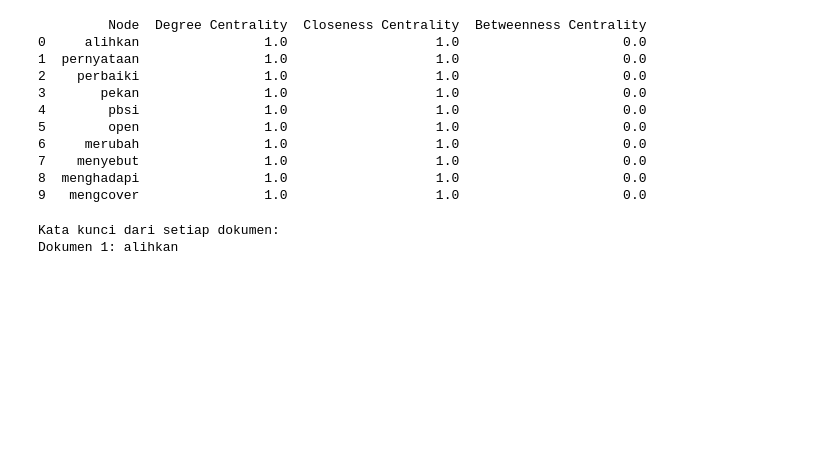
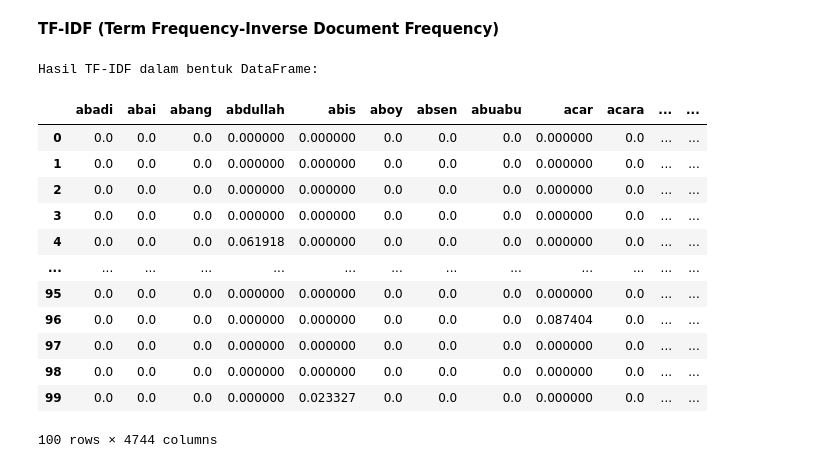
Before and after one commit to agusALhasib/PPW-A, a Jupyter notebook: _sources/Tugas-PPW-A/Tugas5.ipynb, the cells around one changed output. Saved outputs shown, nothing was run; the diff lists cells and outputs as text; code cells hidden in the pictures; blank space fills up the shorter version.

Commit message:
Update documentation

```diff
--- a/_sources/Tugas-PPW-A/Tugas5.ipynb
+++ b/_sources/Tugas-PPW-A/Tugas5.ipynb
@@ -31,6 +16,9 @@ Successfully installed Sastrawi-1.0.1
 # %%
-# Baca file CSV
-df = pd.read_csv("/content/drive/MyDrive/PPW-A/report/Tugas-PPW-A/hasil_preprocesing.csv")
-df.head()
+import pandas as pd
+
+data_path = ("/content/drive/My Drive/PPW-A/report/Tugas-PPW-A/hasil_preprocesing.csv")
+news_data = pd.read_csv(data_path)
+
+news_data
 # %% [output]
 |  | judul | tanggal | isi | kategori | cleansing | case_folding | tokenize | Filtering/stopword removal |
@@ -190,38 +37,5 @@ else:
-# %%
-# Menghitung closeness centrality
-closeness_centrality = nx.closeness_centrality(G_top_10)
-
-# Menghitung betweenness centrality
-betweenness_centrality = nx.betweenness_centrality(G_top_10)
-
-# Konversi hasil centrality ke DataFrame untuk lebih mudah dilihat
-df_closeness_centrality = pd.DataFrame(closeness_centrality.items(), columns=['Node', 'Closeness Centrality'])
-df_betweenness_centrality = pd.DataFrame(betweenness_centrality.items(), columns=['Node', 'Betweenness Centrality'])
-
-# Menggabungkan semua centrality ke dalam satu DataFrame
-df_centrality = pd.merge(df_degree_centrality_sorted, df_closeness_centrality, on='Node')
-df_centrality = pd.merge(df_centrality, df_betweenness_centrality, on='Node')
-
-# Menampilkan hasil centrality
-print(df_centrality)
-# %% [output]
-         Node  Degree Centrality  Closeness Centrality  Betweenness Centrality
-0     alihkan                1.0                   1.0                     0.0
-1  pernyataan                1.0                   1.0                     0.0
-2    perbaiki                1.0                   1.0                     0.0
-3       pekan                1.0                   1.0                     0.0
-4        pbsi                1.0                   1.0                     0.0
-5        open                1.0                   1.0                     0.0
-6     merubah                1.0                   1.0                     0.0
-7    menyebut                1.0                   1.0                     0.0
-8  menghadapi                1.0                   1.0                     0.0
-9   mengcover                1.0                   1.0                     0.0
-# %%
-# Mengambil kata kunci dengan nilai TF-IDF tertinggi untuk setiap dokumen
-kata_kunci = df_tfidf_1berita.idxmax(axis=1)
-print("\nKata kunci dari setiap dokumen:")
-for i, kata in enumerate(kata_kunci):
-    print(f"Dokumen {i+1}: {kata}")
-# %% [output]
-Kata kunci dari setiap dokumen:
-Dokumen 1: alihkan
+# %%
+# Ambil kolom dokumen berita
+documents = news_data['Filtering/stopword removal'].tolist()
+# %% [markdown]
+**TF-IDF (Term Frequency-Inverse Document Frequency)**
@@ -227,0 +49,28 @@ Dokumen 1: alihkan
+# %%
+tfidf_vectorizer = TfidfVectorizer()
+tfidf_matrix = tfidf_vectorizer.fit_transform(documents)
+
+# Mendapatkan fitur (kata-kata) dari TF-IDF
+tfidf_features = tfidf_vectorizer.get_feature_names_out()
+
+# Mengonversi matriks TF-IDF menjadi DataFrame
+tfidf_df = pd.DataFrame(tfidf_matrix.toarray(), columns=tfidf_features)
+
+# Tampilkan hasil TF-IDF
+print("\nHasil TF-IDF dalam bentuk DataFrame:")
+tfidf_df
+# %% [output]
+Hasil TF-IDF dalam bentuk DataFrame:
+|  | abadi | abai | abang | abdullah | abis | aboy | absen | abuabu | acar | acara | ... | ... |
+| 0 | 0.0 | 0.0 | 0.0 | 0.000000 | 0.000000 | 0.0 | 0.0 | 0.0 | 0.000000 | 0.0 | ... | ... |
+| 1 | 0.0 | 0.0 | 0.0 | 0.000000 | 0.000000 | 0.0 | 0.0 | 0.0 | 0.000000 | 0.0 | ... | ... |
+| 2 | 0.0 | 0.0 | 0.0 | 0.000000 | 0.000000 | 0.0 | 0.0 | 0.0 | 0.000000 | 0.0 | ... | ... |
+| 3 | 0.0 | 0.0 | 0.0 | 0.000000 | 0.000000 | 0.0 | 0.0 | 0.0 | 0.000000 | 0.0 | ... | ... |
+| 4 | 0.0 | 0.0 | 0.0 | 0.061918 | 0.000000 | 0.0 | 0.0 | 0.0 | 0.000000 | 0.0 | ... | ... |
+| ... | ... | ... | ... | ... | ... | ... | ... | ... | ... | ... | ... | ... |
+| 95 | 0.0 | 0.0 | 0.0 | 0.000000 | 0.000000 | 0.0 | 0.0 | 0.0 | 0.000000 | 0.0 | ... | ... |
+| 96 | 0.0 | 0.0 | 0.0 | 0.000000 | 0.000000 | 0.0 | 0.0 | 0.0 | 0.087404 | 0.0 | ... | ... |
+| 97 | 0.0 | 0.0 | 0.0 | 0.000000 | 0.000000 | 0.0 | 0.0 | 0.0 | 0.000000 | 0.0 | ... | ... |
+| 98 | 0.0 | 0.0 | 0.0 | 0.000000 | 0.000000 | 0.0 | 0.0 | 0.0 | 0.000000 | 0.0 | ... | ... |
+| 99 | 0.0 | 0.0 | 0.0 | 0.000000 | 0.023327 | 0.0 | 0.0 | 0.0 | 0.000000 | 0.0 | ... | ... |
+100 rows × 4744 columns
```
Also changed, not shown: parts of 17 cells of this notebook, 41 other files.
